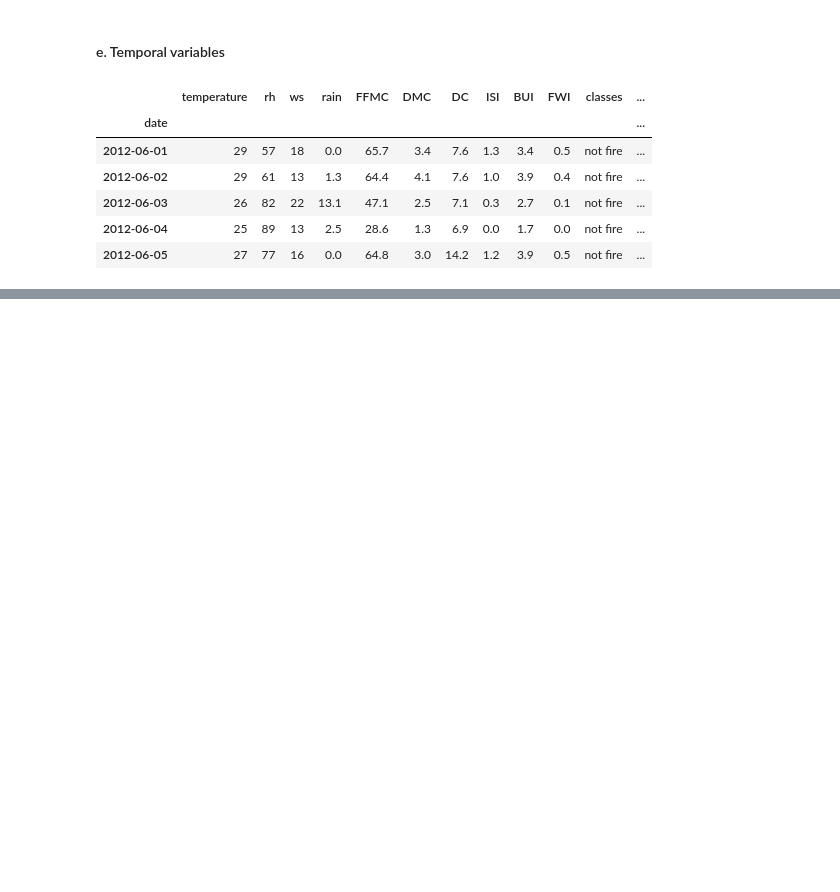
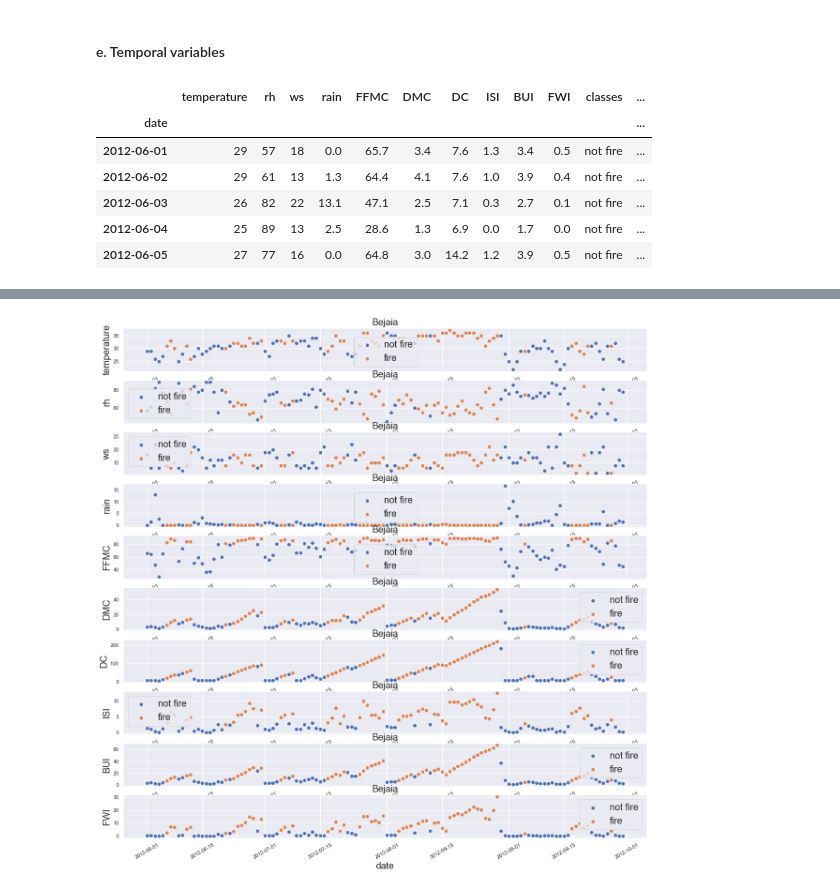
Before and after one commit to sreeman-11021996/Algeria_Forest_Fire_Predictor, a Jupyter notebook: Forest Fires part 1 - EDA.ipynb, the cells around one changed output, grey strips where cells are left out. Cells and saved outputs as stored; diff of their text form; code cells hidden in the pictures; blank space fills up the shorter version.

```diff
--- a/Forest Fires part 1 - EDA.ipynb
+++ b/Forest Fires part 1 - EDA.ipynb
@@ -406,0 +431,31 @@ df_test.head()
+# %%
+# This function only takes in one region "Bejajia"
+def scatter_plot_num (data,features,hue = "region",sep = "classes"):
+    no_num_feat = len(features)
+
+    fig, axes = plt.subplots(no_num_feat,1,figsize=(20,20))
+    count = 0
+
+    for feat_samp in features:
+        x_val_1 = data[(data[hue] == data[hue].unique()[0]) &
+                       (data[sep] == data[sep].unique()[0])].index
+        x_val_2 = data[(data[hue] == data[hue].unique()[0]) &
+                       (data[sep] == data[sep].unique()[1])].index
+        y_val_1 = data[feat_samp][(data[hue] == data[hue].unique()[0]) &
+                                    (data[sep] == data[sep].unique()[0])]
+        y_val_2 = data[feat_samp][(data[hue] == data[hue].unique()[0]) &
+                                    (data[sep] == data[sep].unique()[1])]
+
+        axes[count].scatter(x_val_1,y_val_1)
+        axes[count].scatter(x_val_2,y_val_2)
+        axes[count].set_xlabel("date",fontdict={'fontsize': 20})
+        axes[count].set_ylabel(feat_samp,fontdict={'fontsize': 20})
+        axes[count].legend(df_test[sep].unique()[:2],prop={'size': 20})
+        axes[count].set_title(df_test[hue].unique()[0],fontdict={'fontsize': 20})
+        axes[count].tick_params(axis='x', rotation=30)
+
+        count+=1
+# %%
+scatter_plot_num(df_test,num_feat)
+# %% [output]
+[figure, added]
```
Also changed, not shown: parts of 4 cells of this notebook.
